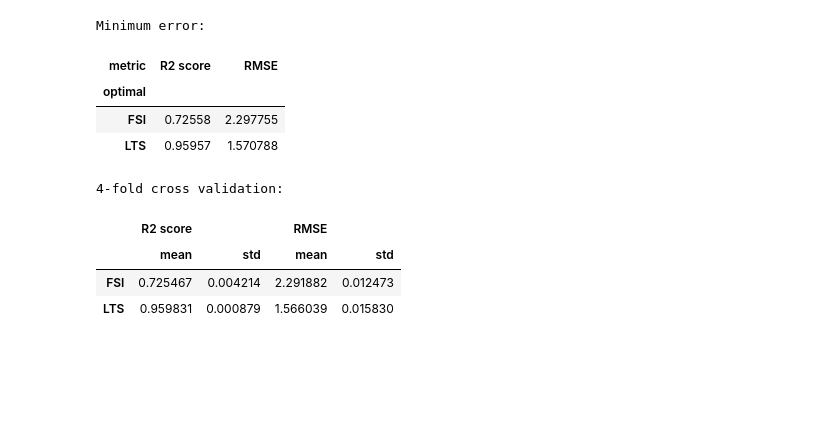
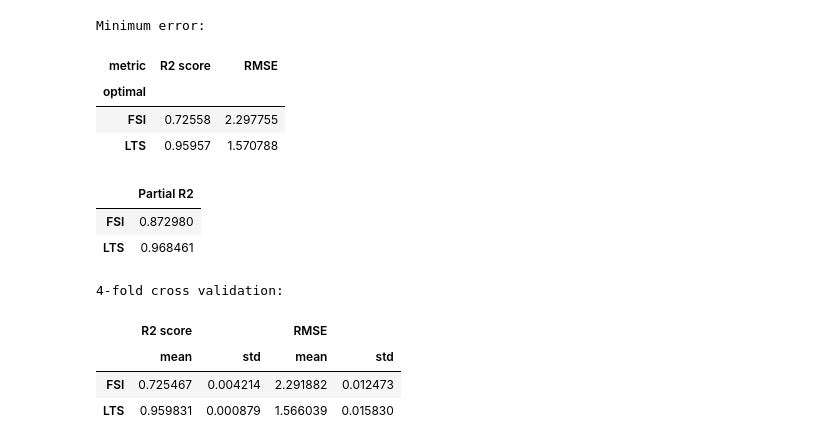
Before and after one commit to chenziao/M1ten_thousand, a Jupyter notebook: Analysis/Analyze_FR_STP.ipynb, the cells around one changed output. Cells and saved outputs as stored; diff of their text form; code cells hidden in the pictures; blank space fills up the shorter version.

Commit message:
Add standardization, Lasso, and partial R2 for the statistical STP-FR prediction; add save figure function

```diff
--- a/Analysis/Analyze_FR_STP.ipynb
+++ b/Analysis/Analyze_FR_STP.ipynb
@@ -66,6 +67,20 @@ fr_tot = np.concatenate(fr_tot)
 lag_fr = xr.concat(lag_fr, dim='time').stack(target=('population', 'lags'))
 # %% [markdown]
 ### Predict ITN firing rate with PN spike data
+# %%
+# Standardize (z-score)
+w_stp = StandardScaler().fit_transform(w_stp.T).T
+fr_tot = StandardScaler().fit_transform(fr_tot[:, None])[:, 0]
+# %%
+# Use either one below
+# lasso
+alpha = 0.01  # some factor
+alpha *= np.std(lag_fr) / 2  # std / number of predictors
+def Regressor():
+    return Lasso(alpha=alpha)
+
+# linear regression
+Regressor = LinearRegression
 # %% [markdown]
 Set up performance metrics and cross-validation
 # %%
@@ -137,7 +152,7 @@ display(fr_cv_df)
 # %% [markdown]
 Regression using STP weights
 # %%
-stp_fr_reg = [LinearRegression() for _ in range(tau.size)]
+stp_fr_reg = [Regressor() for _ in range(tau.size)]
 fr_pred = []
 for i, reg in enumerate(stp_fr_reg):
     X = np.column_stack((w_stp[i], fr_tot))
@@ -168,6 +183,24 @@ Minimum error:
 | optimal |  |  |
 | FSI | 0.72558 | 2.297755 |
 | LTS | 0.95957 | 1.570788 |
+# %%
+fr_pred_partial_R2 = []
+for p in population:
+    opt_p = optimal_param.sel(population=p)
+    trg = (p, opt_p.lags.item())
+    trg_idx = lag_fr.target.to_index().get_loc(trg)
+    tau_idx = pred_error.tau.to_index().get_loc(opt_p.tau.item())
+    X = np.column_stack((np.zeros_like(fr_tot), fr_tot))
+    Y = stp_fr_reg[tau_idx].predict(X)[:, trg_idx]
+    Y_actual = lag_fr.sel(target=trg).values
+    mse_red = mean_squared_error(Y_actual, Y)
+    mse_ful = mean_squared_error(Y_actual, fr_pred[tau_idx][:, trg_idx])
+    fr_pred_partial_R2.append((mse_red - mse_ful) / mse_red)
+display(pd.DataFrame({'Partial R2': fr_pred_partial_R2}, index=population))
+# %% [output]
+|  | Partial R2 |
+| FSI | 0.872980 |
+| LTS | 0.968461 |
 # %%
 stp_cv_scores = []
 for p in population:
```
Also changed, not shown: parts of 6 cells of this notebook, 8 other files.
